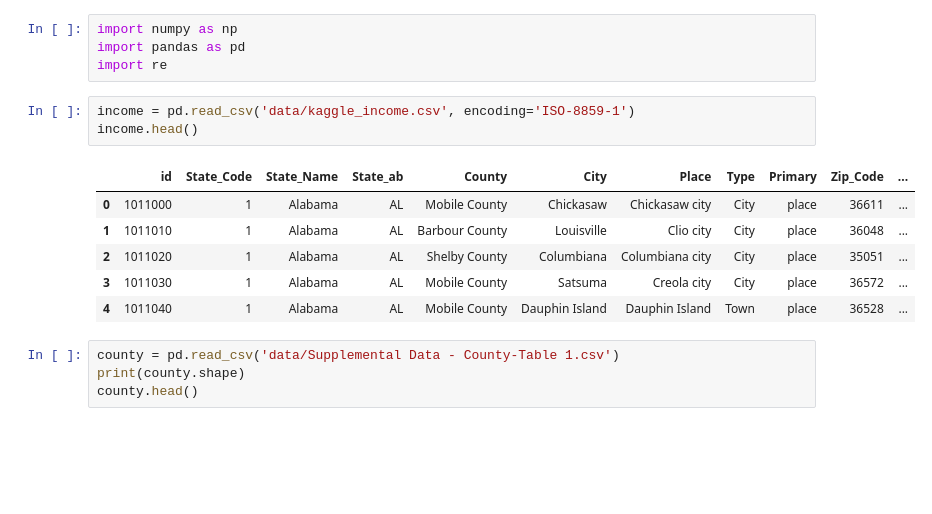
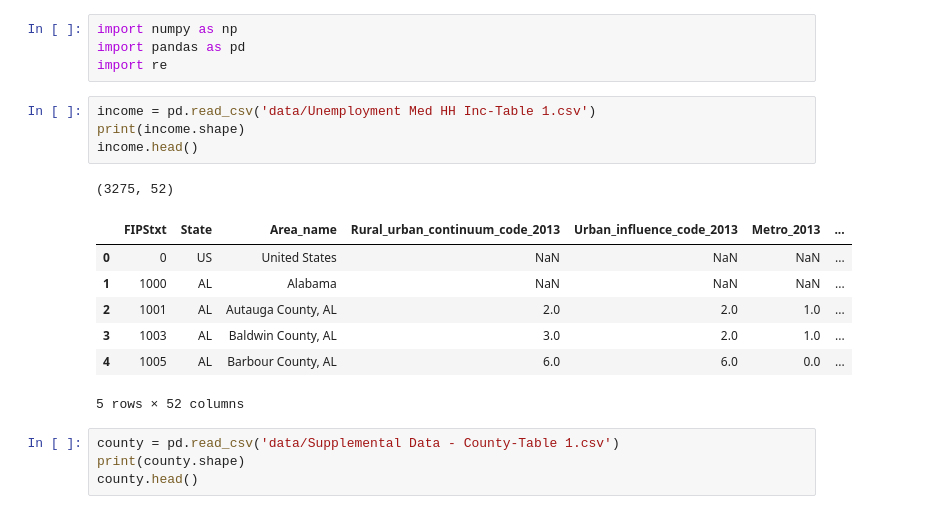
Before and after one commit to ravis773/food-desert-income-analysis, a Jupyter notebook: cleaning.ipynb, the cells around one changed output. Cells and saved outputs as stored; diff of their text form; blank space fills up the shorter version.

Commit message:
updated data files

```diff
--- a/cleaning.ipynb
+++ b/cleaning.ipynb
@@ -3,15 +3,18 @@ import numpy as np
 import pandas as pd
 import re
 # %%
-income = pd.read_csv('data/kaggle_income.csv', encoding='ISO-8859-1')
+income = pd.read_csv('data/Unemployment Med HH Inc-Table 1.csv')
+print(income.shape)
 income.head()
 # %% [output]
+(3275, 52)
-|  | id | State_Code | State_Name | State_ab | County | City | Place | Type | Primary | Zip_Code | ... |
-| 0 | 1011000 | 1 | Alabama | AL | Mobile County | Chickasaw | Chickasaw city | City | place | 36611 | ... |
-| 1 | 1011010 | 1 | Alabama | AL | Barbour County | Louisville | Clio city | City | place | 36048 | ... |
-| 2 | 1011020 | 1 | Alabama | AL | Shelby County | Columbiana | Columbiana city | City | place | 35051 | ... |
-| 3 | 1011030 | 1 | Alabama | AL | Mobile County | Satsuma | Creola city | City | place | 36572 | ... |
-| 4 | 1011040 | 1 | Alabama | AL | Mobile County | Dauphin Island | Dauphin Island | Town | place | 36528 | ... |
+|  | FIPStxt | State | Area_name | Rural_urban_continuum_code_2013 | Urban_influence_code_2013 | Metro_2013 | ... |
+| 0 | 0 | US | United States | NaN | NaN | NaN | ... |
+| 1 | 1000 | AL | Alabama | NaN | NaN | NaN | ... |
+| 2 | 1001 | AL | Autauga County, AL | 2.0 | 2.0 | 1.0 | ... |
+| 3 | 1003 | AL | Baldwin County, AL | 3.0 | 2.0 | 1.0 | ... |
+| 4 | 1005 | AL | Barbour County, AL | 6.0 | 6.0 | 0.0 | ... |
+5 rows × 52 columns
 # %%
 county = pd.read_csv('data/Supplemental Data - County-Table 1.csv')
 print(county.shape)
```
Also changed, not shown: parts of 2 cells of this notebook, 3 other files.
